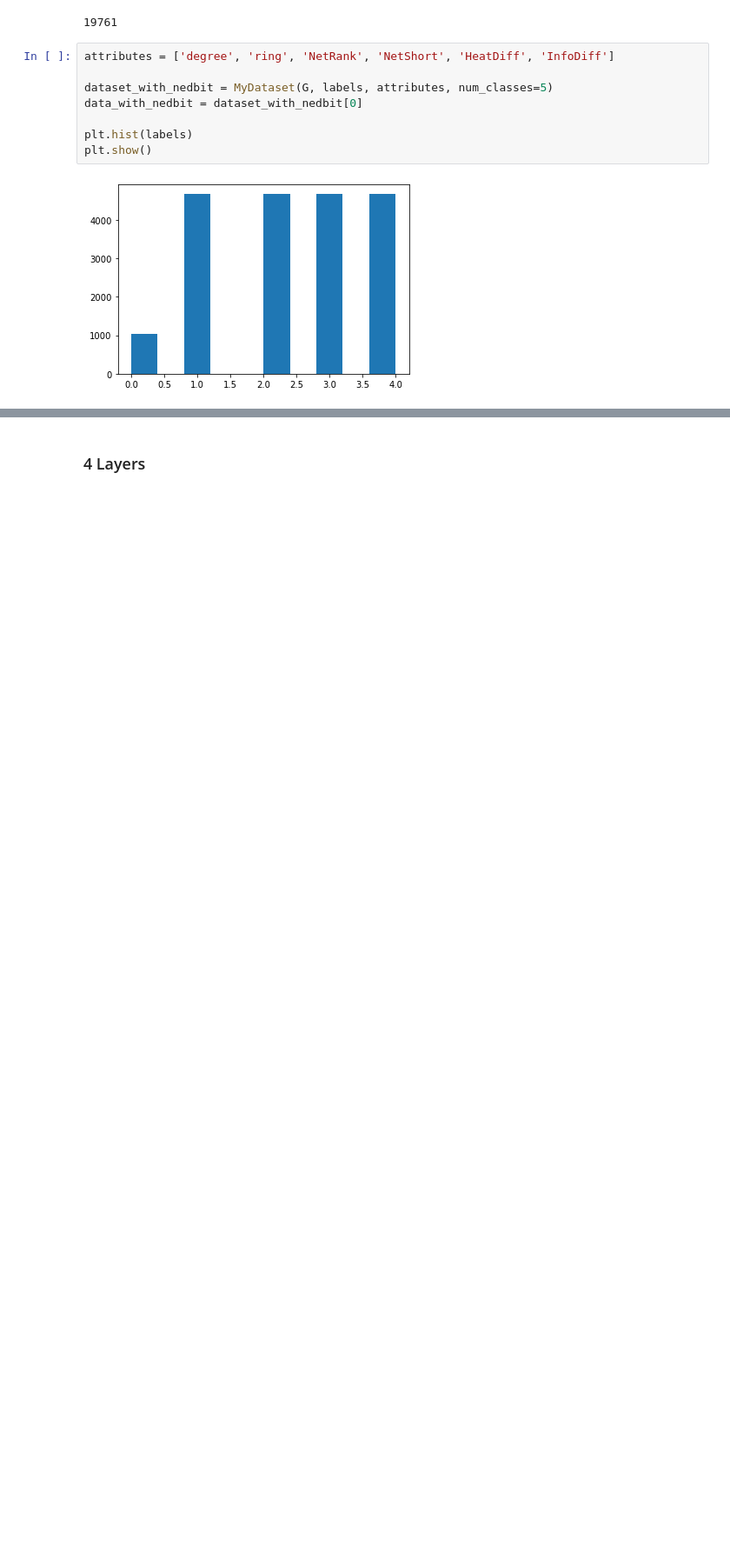
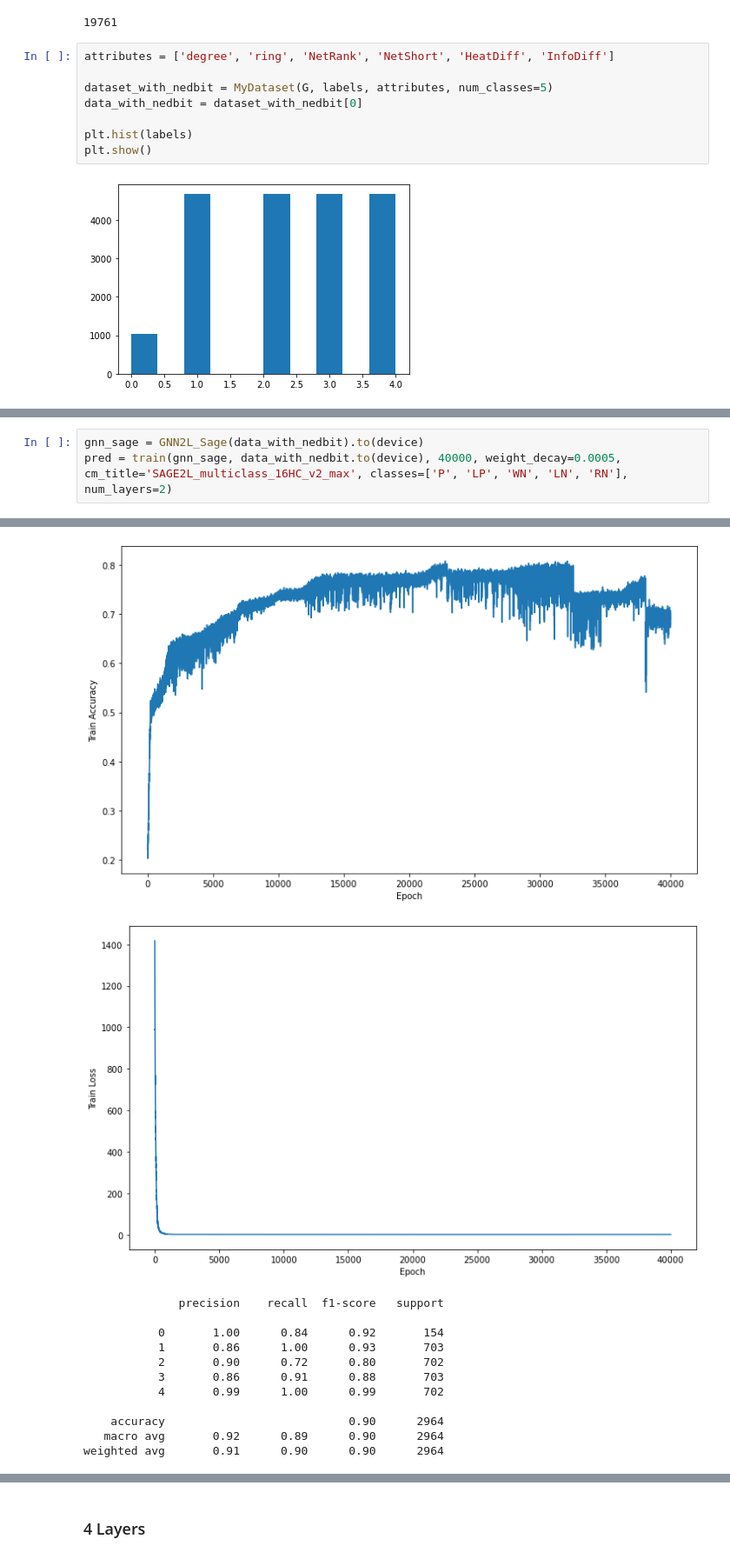
Before and after one commit to GiDeCarlo/XGDAG, a Jupyter notebook: Malignant_neoplasm_of_breast_Sage_multiclass.ipynb, the cells around one changed output, grey strips where cells are left out. Shown at 87% size. Cells and saved outputs as stored; diff of their text form; blank space fills up the shorter version.

```diff
--- a/Malignant_neoplasm_of_breast_Sage_multiclass.ipynb
+++ b/Malignant_neoplasm_of_breast_Sage_multiclass.ipynb
@@ -316,0 +346,4 @@ plt.show()
+# %%
+gnn_sage = GNN2L_Sage(data_with_nedbit).to(device)
+pred = train(gnn_sage, data_with_nedbit.to(device), 40000, weight_decay=0.0005, cm_title='SAGE2L_multiclass_16HC_v2_max', classes=['P', 'LP', 'WN', 'LN', 'RN'], num_layers=2)
+# %% [output]
@@ -316,0 +367,13 @@ plt.show()
+[figure, added]
+[figure, added]
+              precision    recall  f1-score   support
+
+           0       1.00      0.84      0.92       154
+           1       0.86      1.00      0.93       703
+           2       0.90      0.72      0.80       702
+           3       0.86      0.91      0.88       703
+           4       0.99      1.00      0.99       702
+
+    accuracy                           0.90      2964
+   macro avg       0.92      0.89      0.90      2964
+weighted avg       0.91      0.90      0.90      2964
```
Also changed, not shown: parts of 8 cells of this notebook, 15 other files.
